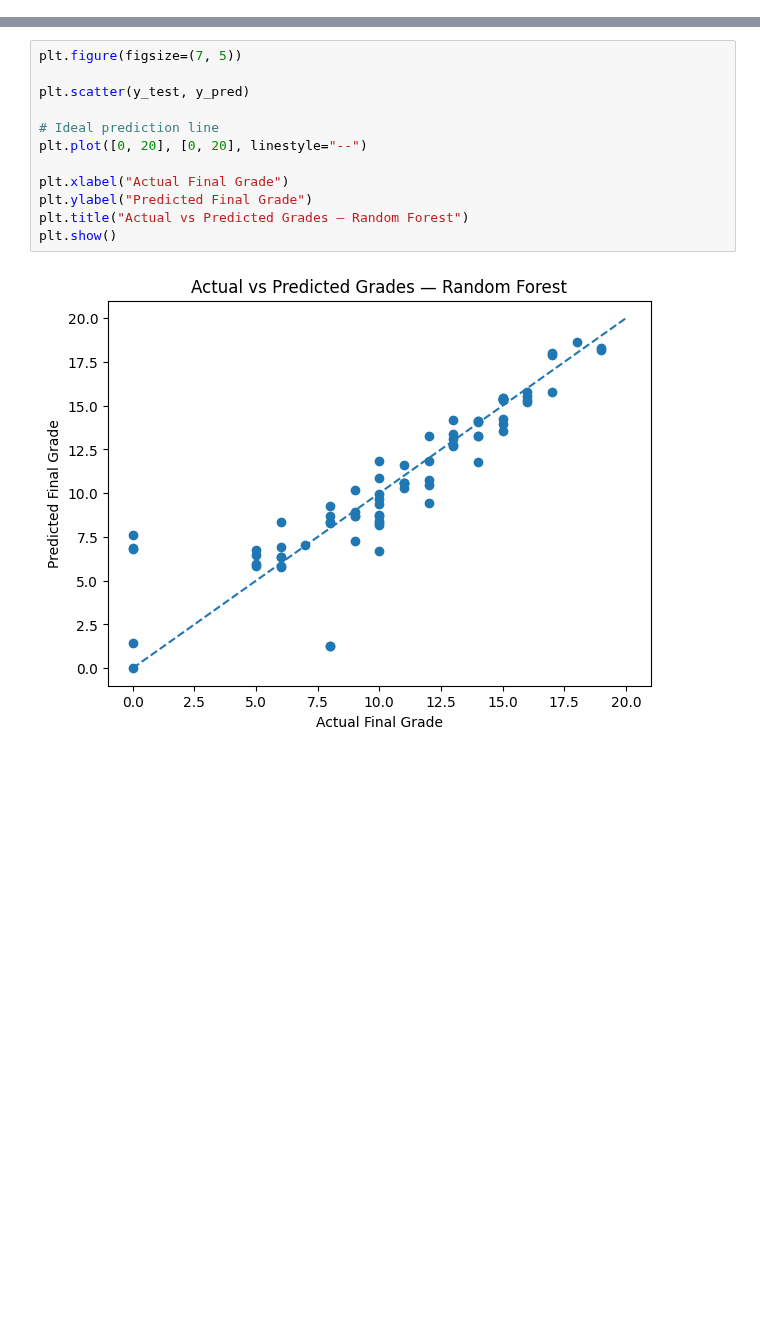
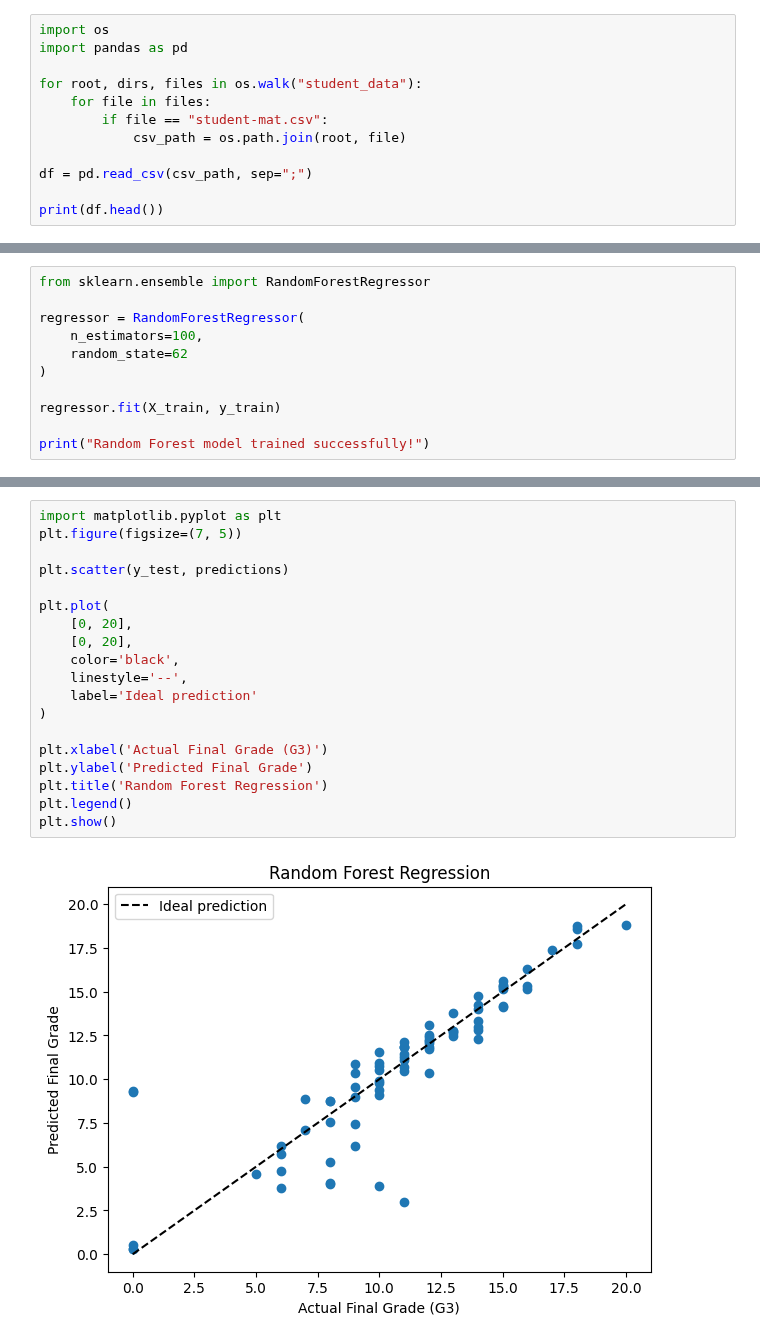
Before and after one commit to anand314anmol/IDC409_Project_Grp.17, a Jupyter notebook: Random forest.ipynb, the cells around one changed output, grey strips where cells are left out. Saved outputs shown, nothing was run; the diff lists cells and outputs as text; blank space fills up the shorter version.

Commit message:
Add files via upload
Random forest v2

```diff
--- a/Random forest.ipynb
+++ b/Random forest.ipynb
@@ -117,0 +9,12 @@ plt.show()
+# %%
+import os
+import pandas as pd
+
+for root, dirs, files in os.walk("student_data"):
+    for file in files:
+        if file == "student-mat.csv":
+            csv_path = os.path.join(root, file)
+
+df = pd.read_csv(csv_path, sep=";")
+
+print(df.head())
@@ -189,0 +88,11 @@ Random Forest training complete!
+# %%
+from sklearn.ensemble import RandomForestRegressor
+
+regressor = RandomForestRegressor(
+    n_estimators=100,
+    random_state=62
+)
+
+regressor.fit(X_train, y_train)
+
+print("Random Forest model trained successfully!")
@@ -232,14 +122,21 @@ R²:   0.800
 # %%
+import matplotlib.pyplot as plt
 plt.figure(figsize=(7, 5))
 
-plt.scatter(y_test, y_pred)
+plt.scatter(y_test, predictions)
 
-# Ideal prediction line
-plt.plot([0, 20], [0, 20], linestyle="--")
+plt.plot(
+    [0, 20],
+    [0, 20],
+    color='black',
+    linestyle='--',
+    label='Ideal prediction'
+)
 
-plt.xlabel("Actual Final Grade")
-plt.ylabel("Predicted Final Grade")
-plt.title("Actual vs Predicted Grades — Random Forest")
+plt.xlabel('Actual Final Grade (G3)')
+plt.ylabel('Predicted Final Grade')
+plt.title('Random Forest Regression')
+plt.legend()
 plt.show()
 # %% [output]
-[figure, old version]
+[figure, new version]
```
Also changed, not shown: parts of 11 cells of this notebook.
